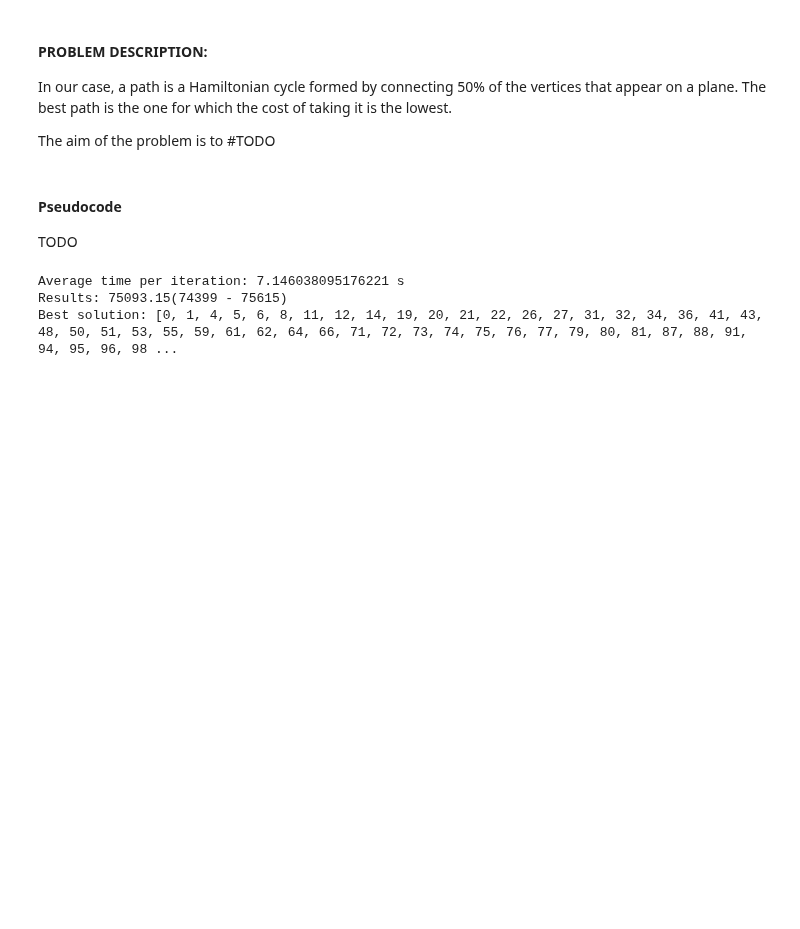
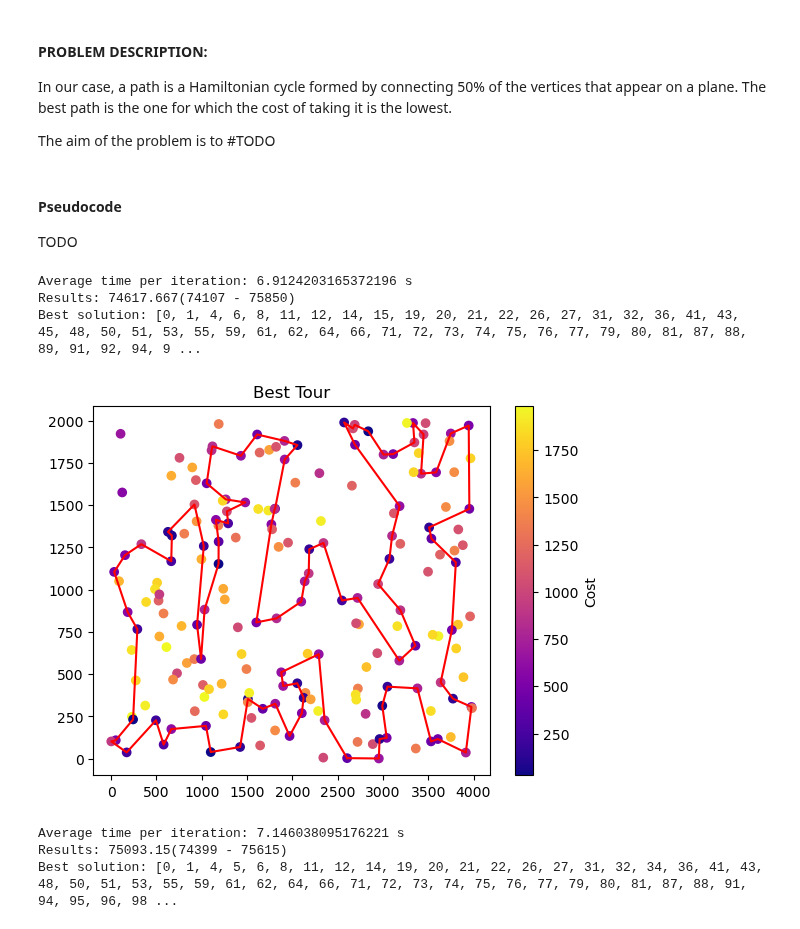
Before and after one commit to Oskshust/evo_comp, a Jupyter notebook: 6/raport.ipynb, the cells around one changed output. Cells and saved outputs as stored; diff of their text form; code cells hidden in the pictures; blank space fills up the shorter version.

```diff
--- a/6/raport.ipynb
+++ b/6/raport.ipynb
@@ -22,6 +22,13 @@ a = "../data/TSPA.csv"
 b = "../data/TSPB.csv"
 c = "../data/TSPC.csv"
 d = "../data/TSPD.csv"
+# %%
+run_ils(a, n_iterations=20, n_runs=6)
+# %% [output]
+Average time per iteration: 6.9124203165372196 s
+Results: 74617.667(74107 - 75850)
+Best solution: [0, 1, 4, 6, 8, 11, 12, 14, 15, 19, 20, 21, 22, 26, 27, 31, 32, 36, 41, 43, 45, 48, 50, 51, 53, 55, 59, 61, 62, 64, 66, 71, 72, 73, 74, 75, 76, 77, 79, 80, 81, 87, 88, 89, 91, 92, 94, 9 ...
+[figure, added]
 # %%
 run_experiment(a)
 # %% [output]
```
Also changed, not shown: parts of 1 cell of this notebook, 1 other file.
